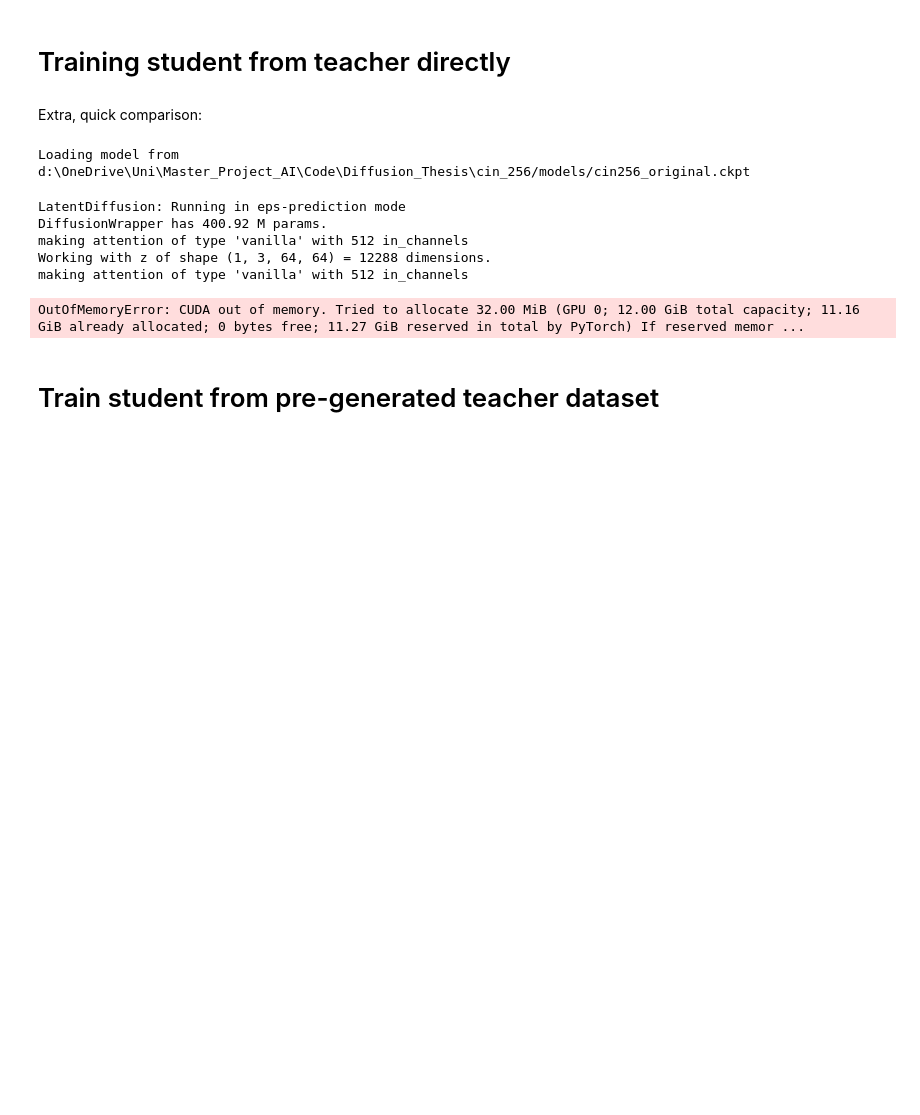
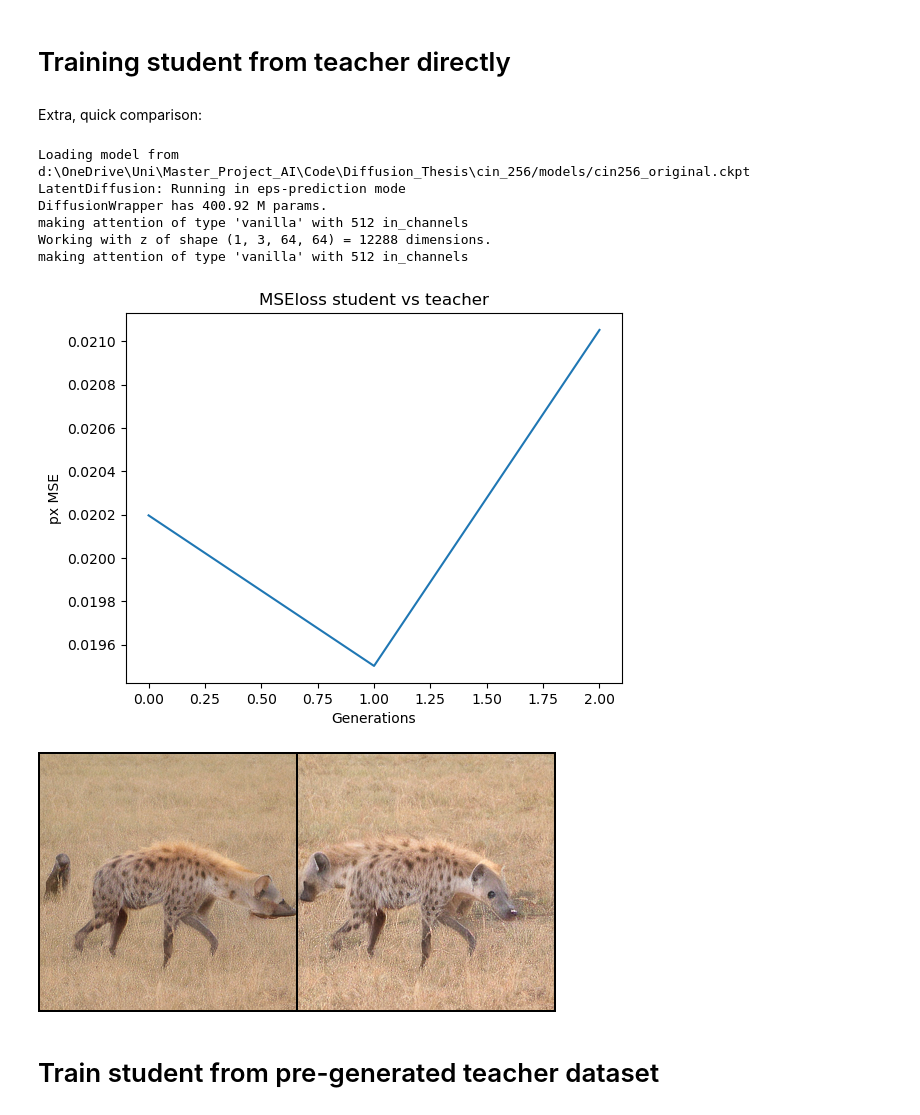
Before and after one commit to Pmobilee/DSD, a Jupyter notebook: cin_256/Cin_256_custom.ipynb, the cells around one changed output. Saved outputs shown, nothing was run; the diff lists cells and outputs as text; code cells hidden in the pictures; blank space fills up the shorter version.

```diff
--- a/cin_256/Cin_256_custom.ipynb
+++ b/cin_256/Cin_256_custom.ipynb
@@ -95,37 +93,36 @@ images
 # %%
 from util import *
 import wandb
-
-!set 'PYTORCH_CUDA_ALLOC_CONF=max_split_size_mb:512'
 
 cwd = os.getcwd()
 %reload_ext autoreload
 %autoreload 2
 
 config_path=f"{cwd}/models/configs/cin256-v2-custom.yaml"
 model_path=f"{cwd}/models/cin256_original.ckpt"
 
 
 teacher, sampler_teacher, student, sampler_student = create_models(config_path, model_path, student=True)
 
-optimizer, scheduler = get_optimizer(sampler_student, iterations=2*16)
-teacher_train_student(teacher, sampler_teacher, student, sampler_student, optimizer, scheduler, steps=16, generations=2, early_stop=False, session=None)
+optimizer, scheduler = get_optimizer(sampler_student, iterations=3*16)
+teacher_train_student(teacher, sampler_teacher, student, sampler_student, optimizer, scheduler, steps=16, generations=3, early_stop=False, session=None)
 
-images, _ = compare_teacher_student(teacher, sampler_teacher, student, sampler_student, steps=[8, 10, 12, 32])
+images, _ = compare_teacher_student(teacher, sampler_teacher, student, sampler_student, steps=[16])
 
 
 del teacher, sampler_teacher, student, sampler_student, optimizer, scheduler
 torch.cuda.empty_cache()
 
 images
 # %% [output]
 Loading model from d:\OneDrive\Uni\Master_Project_AI\Code\Diffusion_Thesis\cin_256/models/cin256_original.ckpt
+LatentDiffusion: Running in eps-prediction mode
+DiffusionWrapper has 400.92 M params.
+making attention of type 'vanilla' with 512 in_channels
+Working with z of shape (1, 3, 64, 64) = 12288 dimensions.
+making attention of type 'vanilla' with 512 in_channels
-LatentDiffusion: Running in eps-prediction mode
-DiffusionWrapper has 400.92 M params.
-making attention of type 'vanilla' with 512 in_channels
-Working with z of shape (1, 3, 64, 64) = 12288 dimensions.
-making attention of type 'vanilla' with 512 in_channels
-OutOfMemoryError: CUDA out of memory. Tried to allocate 32.00 MiB (GPU 0; 12.00 GiB total capacity; 11.16 GiB already allocated; 0 bytes free; 11.27 GiB reserved in total by PyTorch) If reserved memor ...
+[figure, added]
+[figure, added]
 # %%
 del teacher, sampler_teacher, student, sampler_student, optimizer, scheduler
 torch.cuda.empty_cache()
```
Also changed, not shown: parts of 2 cells of this notebook, 6 other files.
